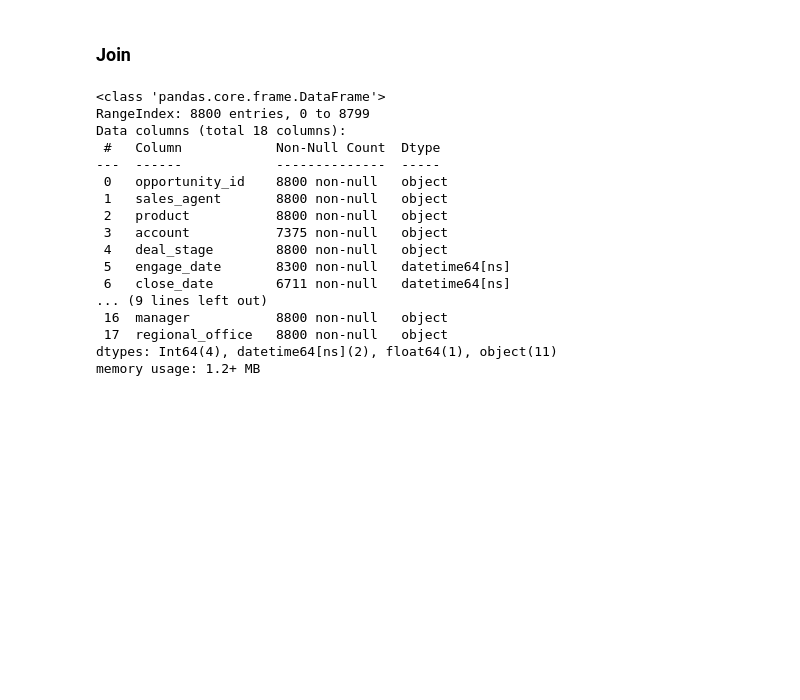
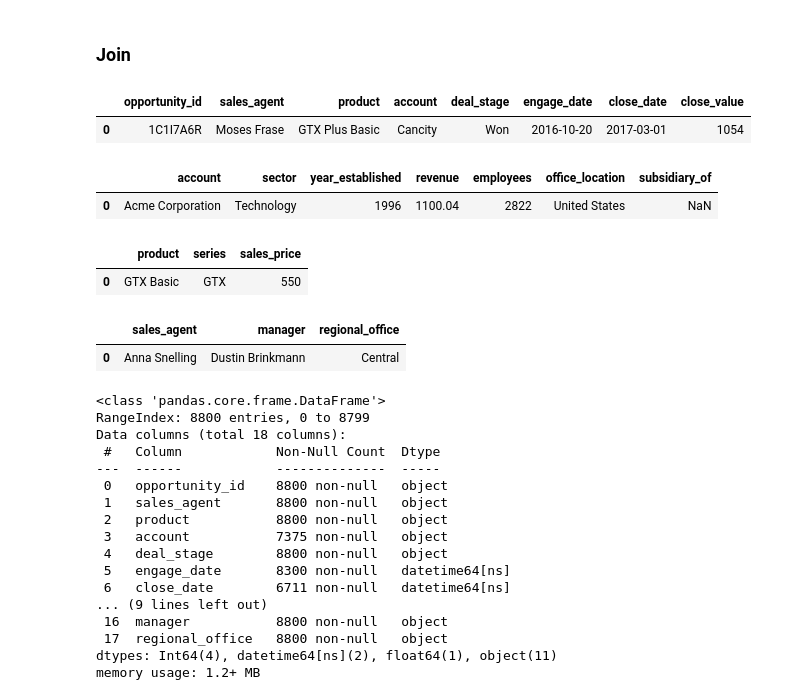
Before and after one commit to frdz-salman/CRM-Sales-Oppurtunities, a Jupyter notebook: exploration/crm_analysis.ipynb, the cells around one changed output. Cells and saved outputs as stored; diff of their text form; code cells hidden in the pictures; blank space fills up the shorter version.

```diff
--- a/exploration/crm_analysis.ipynb
+++ b/exploration/crm_analysis.ipynb
@@ -514,6 +496,26 @@ Name: sector, Length: 85, dtype: object
 ## Manipulating Dataset
 # %% [markdown]
 ### Join
+# %%
+sales_pipeline.head(1)
+# %% [output]
+|  | opportunity_id | sales_agent | product | account | deal_stage | engage_date | close_date | close_value |
+| 0 | 1C1I7A6R | Moses Frase | GTX Plus Basic | Cancity | Won | 2016-10-20 | 2017-03-01 | 1054 |
+# %%
+accounts.head(1)
+# %% [output]
+|  | account | sector | year_established | revenue | employees | office_location | subsidiary_of |
+| 0 | Acme Corporation | Technology | 1996 | 1100.04 | 2822 | United States | NaN |
+# %%
+products.head(1)
+# %% [output]
+|  | product | series | sales_price |
+| 0 | GTX Basic | GTX | 550 |
+# %%
+sales_teams.head(1)
+# %% [output]
+|  | sales_agent | manager | regional_office |
+| 0 | Anna Snelling | Dustin Brinkmann | Central |
 # %%
 clean = (sales_pipeline
     .merge(accounts, on="account", how="left")
```
Also changed, not shown: parts of 13 cells of this notebook, 14 other files.
